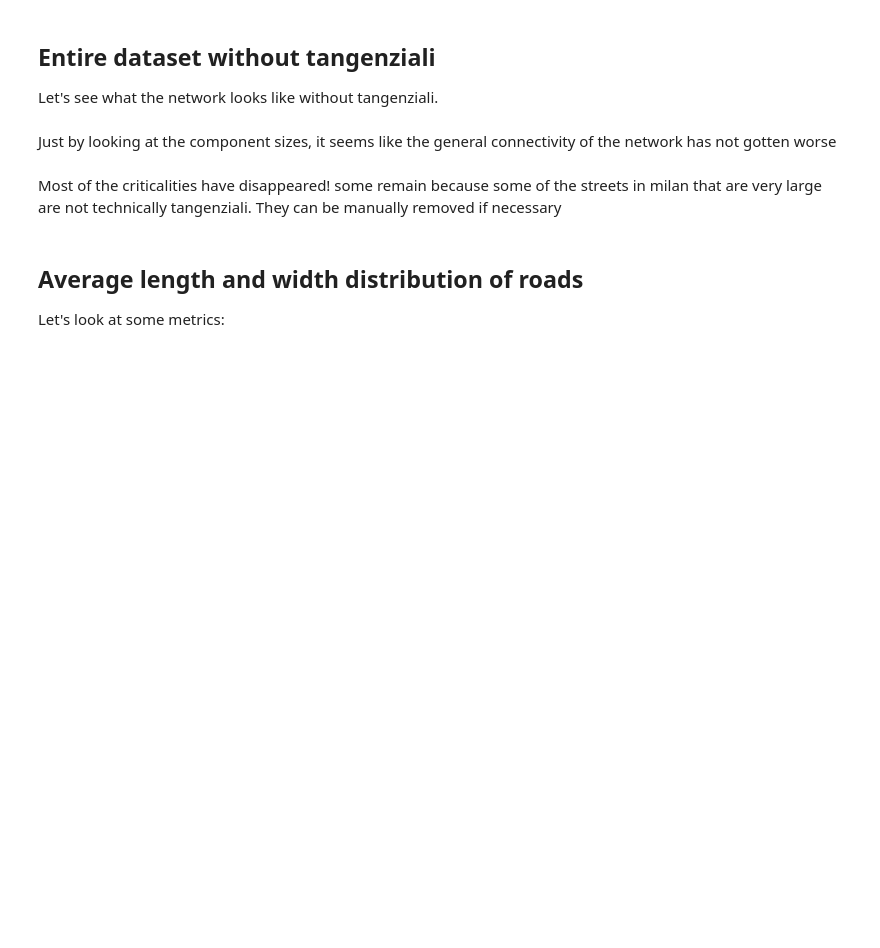
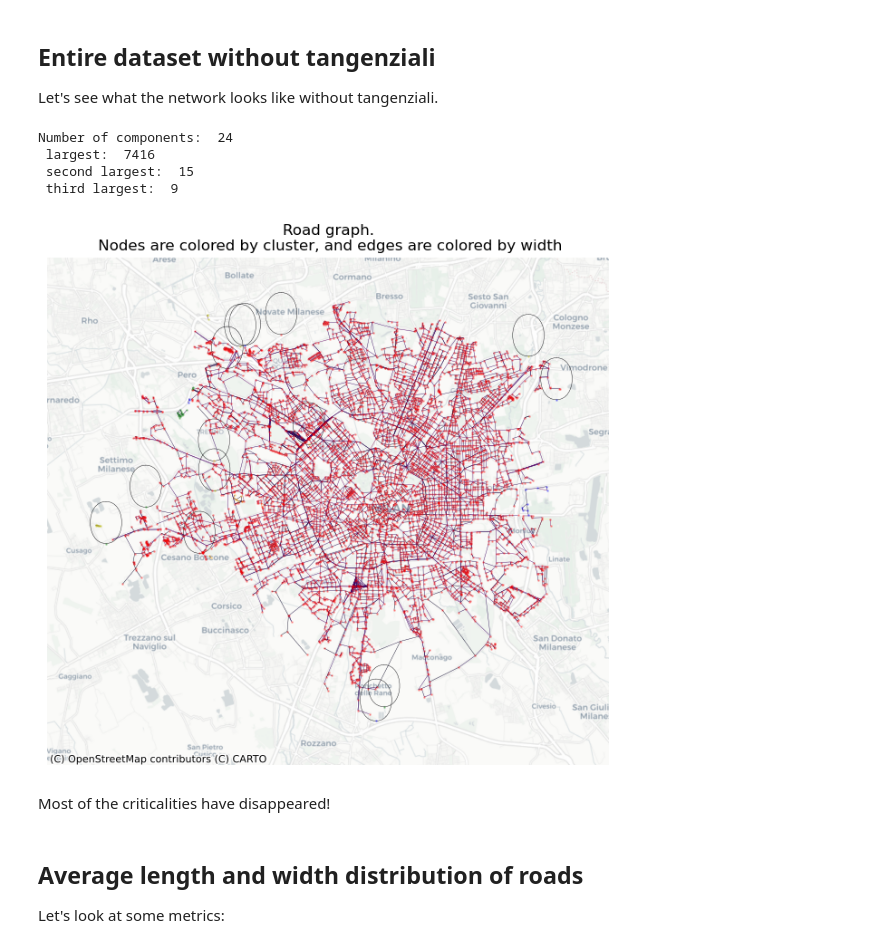
Before and after one commit to RiccardoBasilone/roadnets, a Jupyter notebook: dissolve_trials.ipynb, the cells around one changed output. Saved outputs shown, nothing was run; the diff lists cells and outputs as text; code cells hidden in the pictures; blank space fills up the shorter version.

```diff
--- a/dissolve_trials.ipynb
+++ b/dissolve_trials.ipynb
@@ -323,2 +349,0 @@ print("Number of components: ",len(Gcc),
-# %% [markdown]
-Just by looking at the component sizes, it seems like the general connectivity of the network has not gotten worse
@@ -325,8 +352,38 @@ Just by looking at the component sizes, it seems like the general connectivity o
+# %%
+gdf11 = gdf.copy()
+gdf11.geometry = gdf11.geometry.buffer(0.3, join_style=1).buffer(-0.6, join_style=1).buffer(0.3, join_style = 1) #dulls corners
+gdf11 = gdf11[~gdf11.is_empty] #removes possible empty geometries created in dulling
+
+gdf11['SED_cpy'] = gdf11.AC_VEI_SED
+gdf11['LIV_cpy'] = gdf11.AC_VEI_LIV #copies to dissolve columns
+
+gdf11 = gdf11.groupby('SED_cpy', as_index = False, group_keys = False).apply(dissolver, include_groups = False)
+gdf11 = gdf11.groupby('LIV_cpy', as_index = False, group_keys = False).apply(dissolver, include_groups = False)
+gdf11 = calc_widths(gdf11)
+gdf11.reset_index(inplace = True, drop = True)
+# %%
+edges_11 = make_edges(gdf11)
+
+G11 = nx.from_pandas_edgelist(edges_11, 'from', 'to', edge_attr=["weight"] , create_using=nx.MultiGraph())
+Gcc = sorted(nx.connected_components(G11), key = len, reverse = True)
+
+print("Number of components: ",len(Gcc),
+      "\n largest: ",  len(Gcc[0]),
+      "\n second largest: " , len(Gcc[1]),
+      "\n third largest: " ,len(Gcc[2])
+     )
+# %% [output]
+Number of components:  24
+ largest:  7416
+ second largest:  15
+ third largest:  9
 # %%
-positions = calc_pos(gdf3, G3)
-plot_clusters(positions, G3)
+positions = calc_pos(gdf11, G11)
+plot_clusters(positions, G11)
+# %% [output]
+[figure, added]
 # %% [markdown]
-Most of the criticalities have disappeared! some remain because some of the streets in milan that are very large are not technically tangenziali. They can be manually removed if necessary
+Most of the criticalities have disappeared!
 # %% [markdown]
 ## Average length and width distribution of roads
 
```
Also changed, not shown: parts of 23 cells of this notebook.
